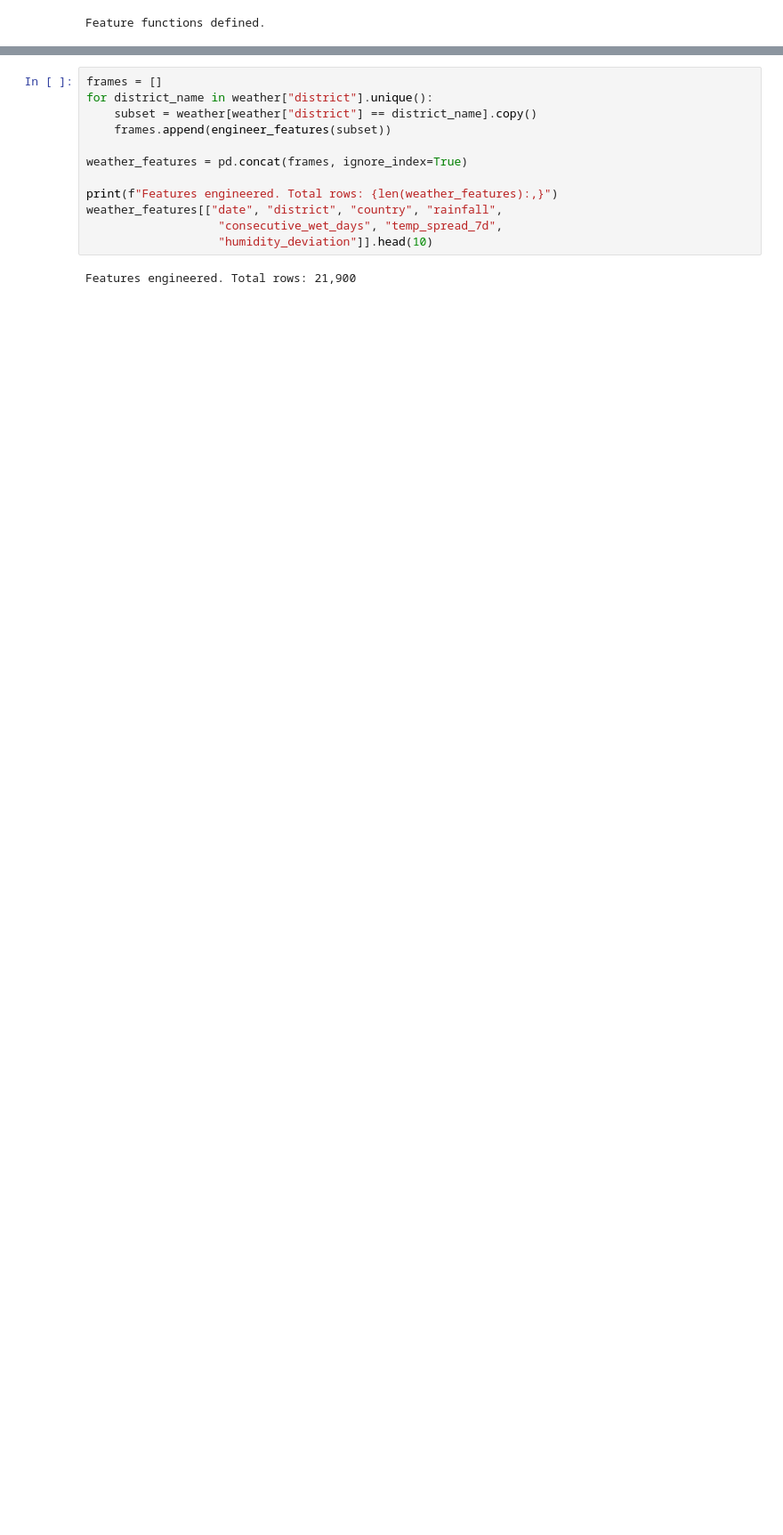
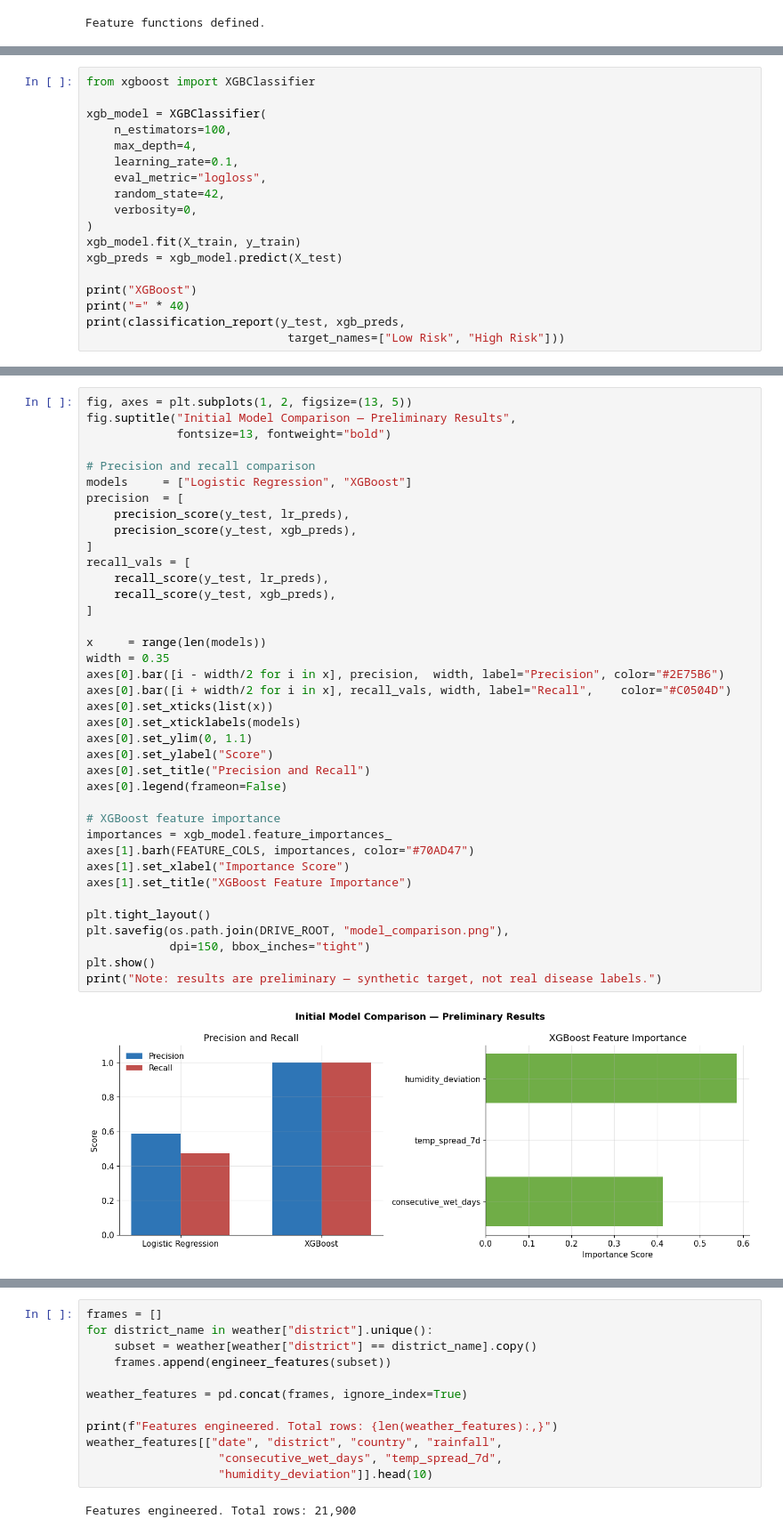
Before and after one commit to mgustavy/AgroGuard, a Jupyter notebook: notebooks/data_pipeline.ipynb, the cells around one changed output, grey strips where cells are left out. Shown at 89% size. Saved outputs shown, nothing was run; the diff lists cells and outputs as text; blank space fills up the shorter version.

```diff
--- a/notebooks/data_pipeline.ipynb
+++ b/notebooks/data_pipeline.ipynb
@@ -318,0 +389,18 @@ Feature functions defined.
+# %%
+from xgboost import XGBClassifier
+
+xgb_model = XGBClassifier(
+    n_estimators=100,
+    max_depth=4,
+    learning_rate=0.1,
+    eval_metric="logloss",
+    random_state=42,
+    verbosity=0,
+)
+xgb_model.fit(X_train, y_train)
+xgb_preds = xgb_model.predict(X_test)
+
+print("XGBoost")
+print("=" * 40)
+print(classification_report(y_test, xgb_preds,
+                             target_names=["Low Risk", "High Risk"]))
@@ -318,0 +418,40 @@ Feature functions defined.
+# %%
+fig, axes = plt.subplots(1, 2, figsize=(13, 5))
+fig.suptitle("Initial Model Comparison — Preliminary Results",
+             fontsize=13, fontweight="bold")
+
+# Precision and recall comparison
+models     = ["Logistic Regression", "XGBoost"]
+precision  = [
+    precision_score(y_test, lr_preds),
+    precision_score(y_test, xgb_preds),
+]
+recall_vals = [
+    recall_score(y_test, lr_preds),
+    recall_score(y_test, xgb_preds),
+]
+
+x     = range(len(models))
+width = 0.35
+axes[0].bar([i - width/2 for i in x], precision,  width, label="Precision", color="#2E75B6")
+axes[0].bar([i + width/2 for i in x], recall_vals, width, label="Recall",    color="#C0504D")
+axes[0].set_xticks(list(x))
+axes[0].set_xticklabels(models)
+axes[0].set_ylim(0, 1.1)
+axes[0].set_ylabel("Score")
+axes[0].set_title("Precision and Recall")
+axes[0].legend(frameon=False)
+
+# XGBoost feature importance
+importances = xgb_model.feature_importances_
+axes[1].barh(FEATURE_COLS, importances, color="#70AD47")
+axes[1].set_xlabel("Importance Score")
+axes[1].set_title("XGBoost Feature Importance")
+
+plt.tight_layout()
+plt.savefig(os.path.join(DRIVE_ROOT, "model_comparison.png"),
+            dpi=150, bbox_inches="tight")
+plt.show()
+print("Note: results are preliminary — synthetic target, not real disease labels.")
+# %% [output]
+[figure, added]
```
Also changed, not shown: parts of 5 cells of this notebook, 1 other file.
